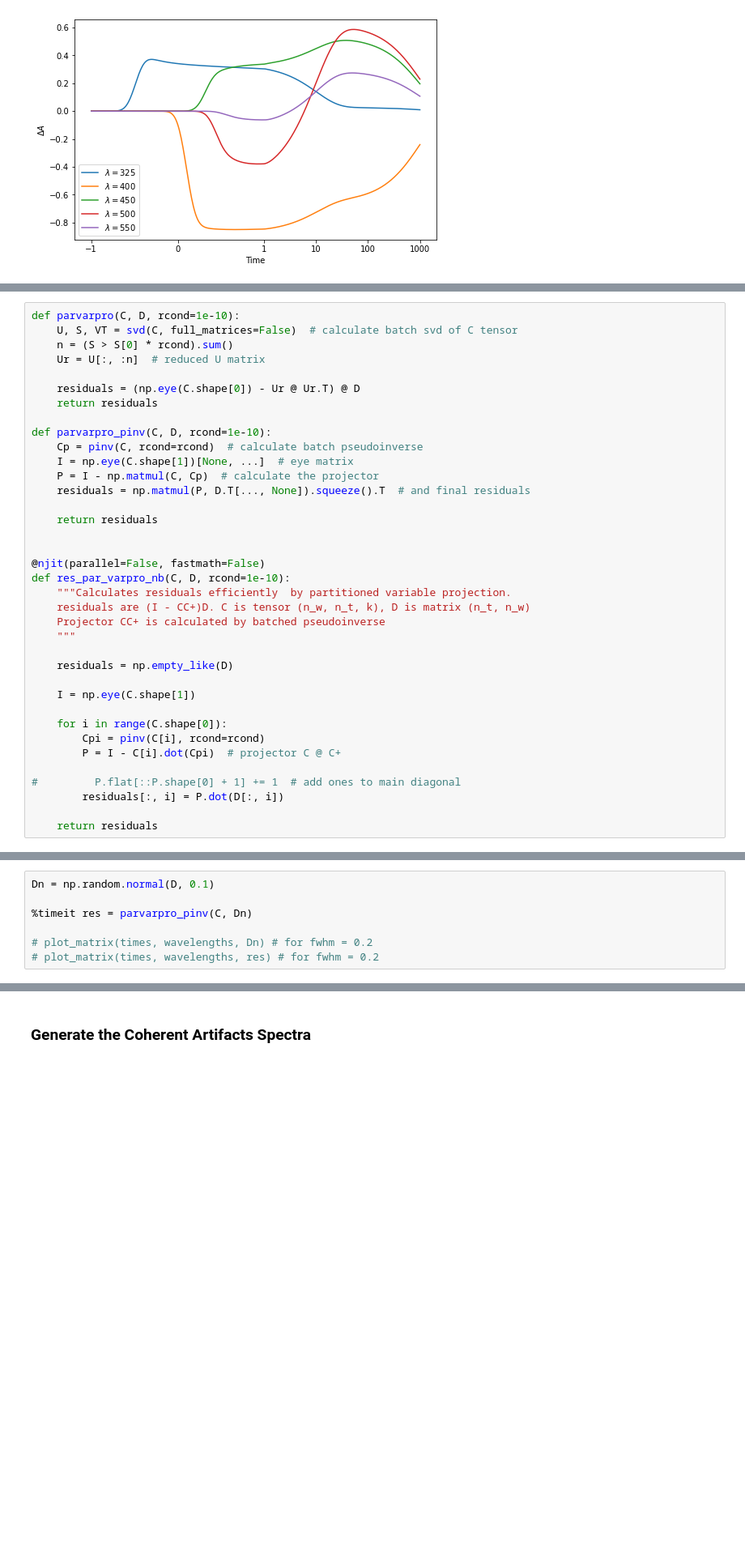
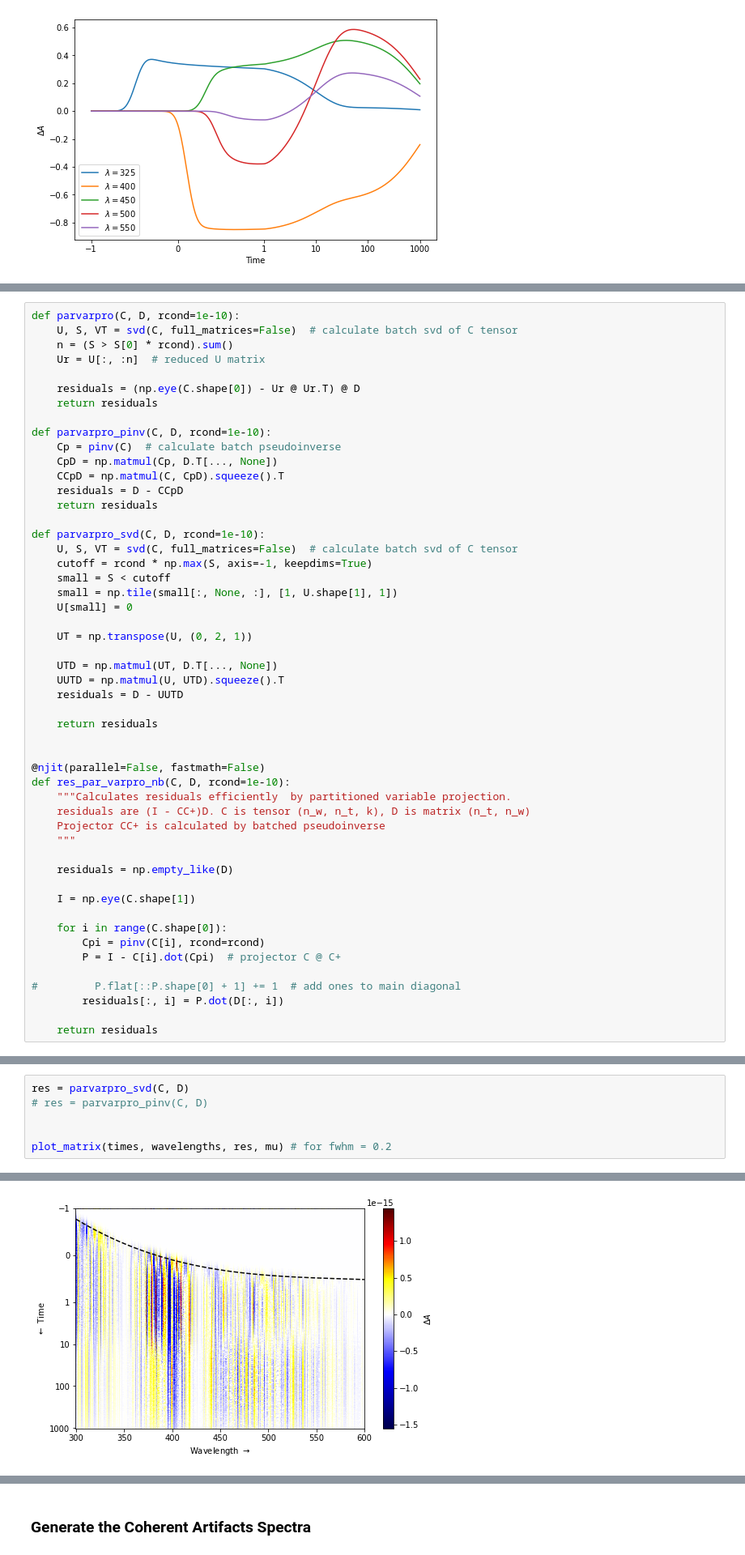
Before and after one commit to dmadea/Jupyter-Tutorials, a Jupyter notebook: Femto + LDM/Femto tutorial - test.ipynb, the cells around one changed output, grey strips where cells are left out. Shown at 81% size. Drawn from its saved outputs; the diff is of its cells as text; blank space fills up the shorter version.

```diff
--- a/Femto + LDM/Femto tutorial - test.ipynb
+++ b/Femto + LDM/Femto tutorial - test.ipynb
@@ -600,10 +642,24 @@ def parvarpro(C, D, rcond=1e-10):
     return residuals
 
 def parvarpro_pinv(C, D, rcond=1e-10):
-    Cp = pinv(C, rcond=rcond)  # calculate batch pseudoinverse
-    I = np.eye(C.shape[1])[None, ...]  # eye matrix
-    P = I - np.matmul(C, Cp)  # calculate the projector
-    residuals = np.matmul(P, D.T[..., None]).squeeze().T  # and final residuals
+    Cp = pinv(C)  # calculate batch pseudoinverse
+    CpD = np.matmul(Cp, D.T[..., None])
+    CCpD = np.matmul(C, CpD).squeeze().T
+    residuals = D - CCpD
+    return residuals
+
+def parvarpro_svd(C, D, rcond=1e-10):
+    U, S, VT = svd(C, full_matrices=False)  # calculate batch svd of C tensor
+    cutoff = rcond * np.max(S, axis=-1, keepdims=True)
+    small = S < cutoff
+    small = np.tile(small[:, None, :], [1, U.shape[1], 1])
+    U[small] = 0
+
+    UT = np.transpose(U, (0, 2, 1))
+
+    UTD = np.matmul(UT, D.T[..., None])
+    UUTD = np.matmul(U, UTD).squeeze().T
+    residuals = D - UUTD
 
     return residuals
 
@@ -653,8 +702,7 @@ True
 # %%
-Dn = np.random.normal(D, 0.1)
+res = parvarpro_svd(C, D)
+# res = parvarpro_pinv(C, D)
 
-%timeit res = parvarpro_pinv(C, Dn)
 
-# plot_matrix(times, wavelengths, Dn) # for fwhm = 0.2
-# plot_matrix(times, wavelengths, res) # for fwhm = 0.2
+plot_matrix(times, wavelengths, res, mu) # for fwhm = 0.2
 # %% [output]
@@ -661,0 +709 @@ Dn = np.random.normal(D, 0.1)
+[figure, added]
```
Also changed, not shown: parts of 13 cells of this notebook.
